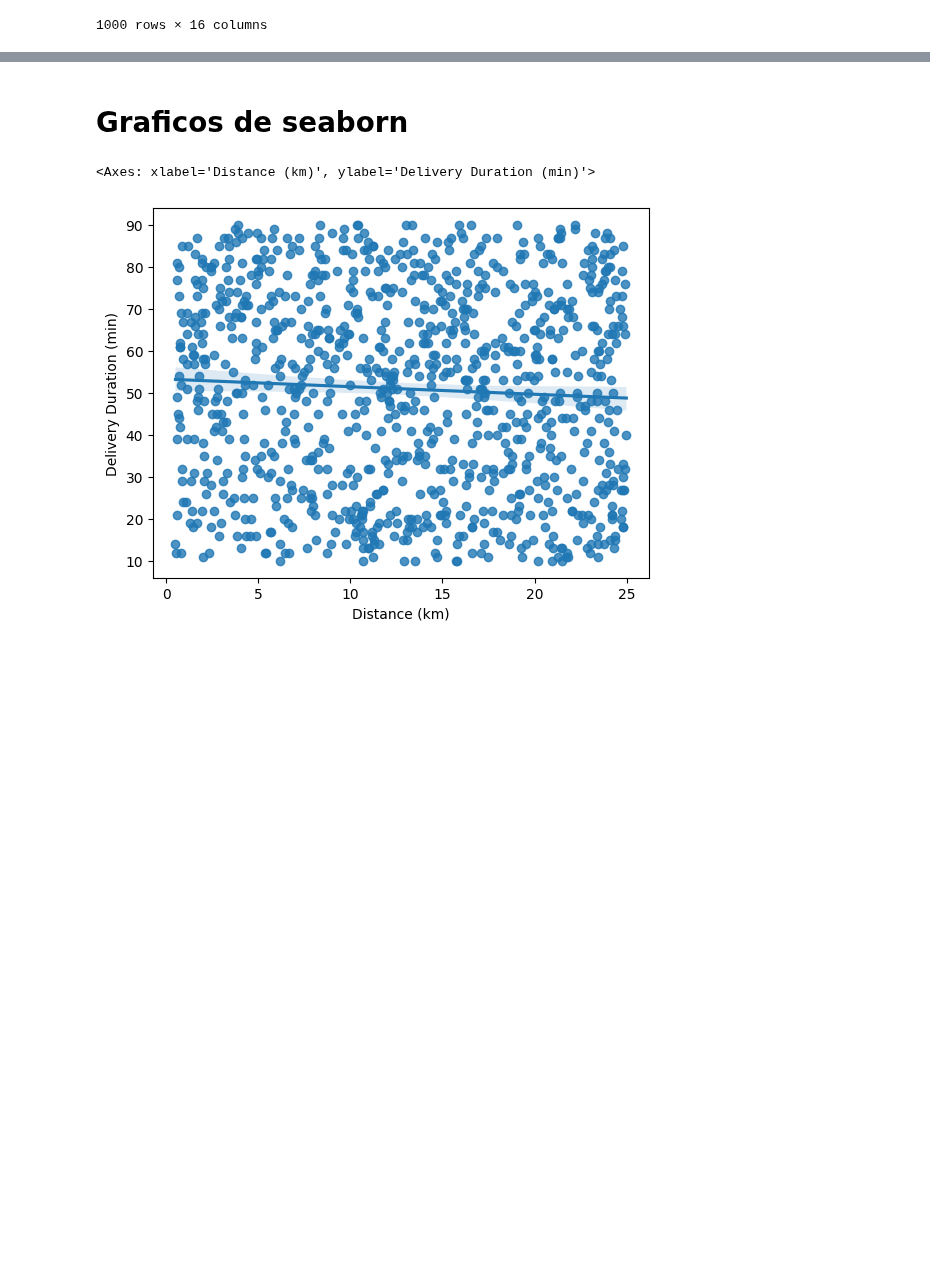
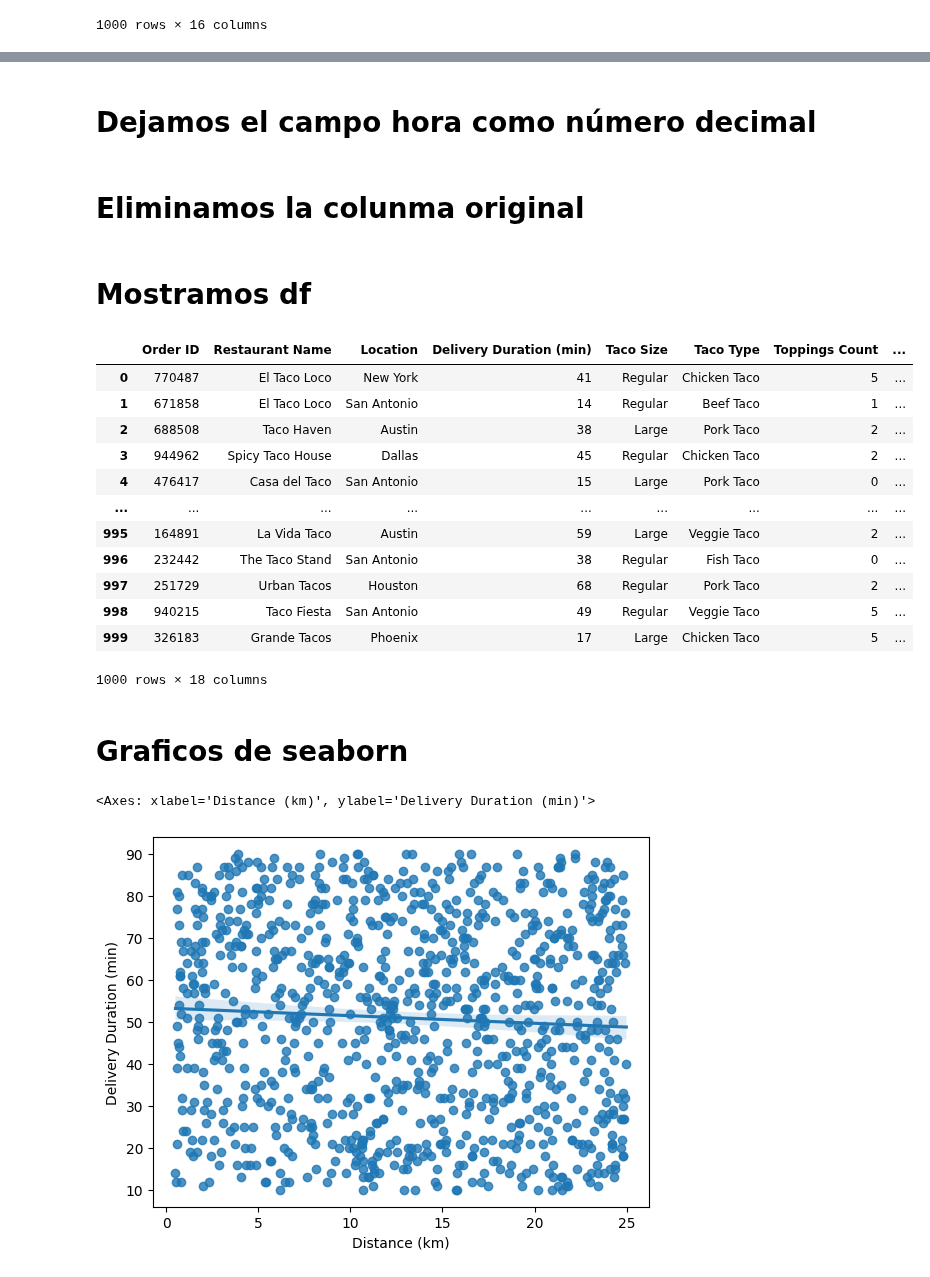
Before and after one commit to buitrekommando/mineriaAIEP_02, a Jupyter notebook: notebooks/camila.ipynb, the cells around one changed output, grey strips where cells are left out. Saved outputs shown, nothing was run; the diff lists cells and outputs as text; code cells hidden in the pictures; blank space fills up the shorter version.

Commit message:
fix Delivery Time df

```diff
--- a/notebooks/camila.ipynb
+++ b/notebooks/camila.ipynb
@@ -114,3 +118,33 @@ df
+# %%
+df['Delivery Time'] = pd.to_datetime(df['Delivery Time'], dayfirst=True)
+df['Delivery Date'] = df['Delivery Time'].dt.date
+df['Delivery Hour'] = df['Delivery Time'].dt.time
+# %% [markdown]
+# Dejamos el campo hora como número decimal
+# %%
+df['Delivery Hour Decimal'] = df['Delivery Time'].dt.hour + df['Delivery Time'].dt.minute / 60
+# %% [markdown]
+# Eliminamos la colunma original
+# %%
+df.drop(columns=['Delivery Time'], inplace=True)
+# %% [markdown]
+# Mostramos df
+# %%
+df
+# %% [output]
+|  | Order ID | Restaurant Name | Location | Delivery Duration (min) | Taco Size | Taco Type | Toppings Count | ... |
+| 0 | 770487 | El Taco Loco | New York | 41 | Regular | Chicken Taco | 5 | ... |
+| 1 | 671858 | El Taco Loco | San Antonio | 14 | Regular | Beef Taco | 1 | ... |
+| 2 | 688508 | Taco Haven | Austin | 38 | Large | Pork Taco | 2 | ... |
+| 3 | 944962 | Spicy Taco House | Dallas | 45 | Regular | Chicken Taco | 2 | ... |
+| 4 | 476417 | Casa del Taco | San Antonio | 15 | Large | Pork Taco | 0 | ... |
+| ... | ... | ... | ... | ... | ... | ... | ... | ... |
+| 995 | 164891 | La Vida Taco | Austin | 59 | Large | Veggie Taco | 2 | ... |
+| 996 | 232442 | The Taco Stand | San Antonio | 38 | Regular | Fish Taco | 0 | ... |
+| 997 | 251729 | Urban Tacos | Houston | 68 | Regular | Pork Taco | 2 | ... |
+| 998 | 940215 | Taco Fiesta | San Antonio | 49 | Regular | Veggie Taco | 5 | ... |
+| 999 | 326183 | Grande Tacos | Phoenix | 17 | Large | Chicken Taco | 5 | ... |
+1000 rows × 18 columns
 # %% [markdown]
 # Graficos de seaborn
 # %%
```
Also changed, not shown: parts of 3 cells of this notebook.
